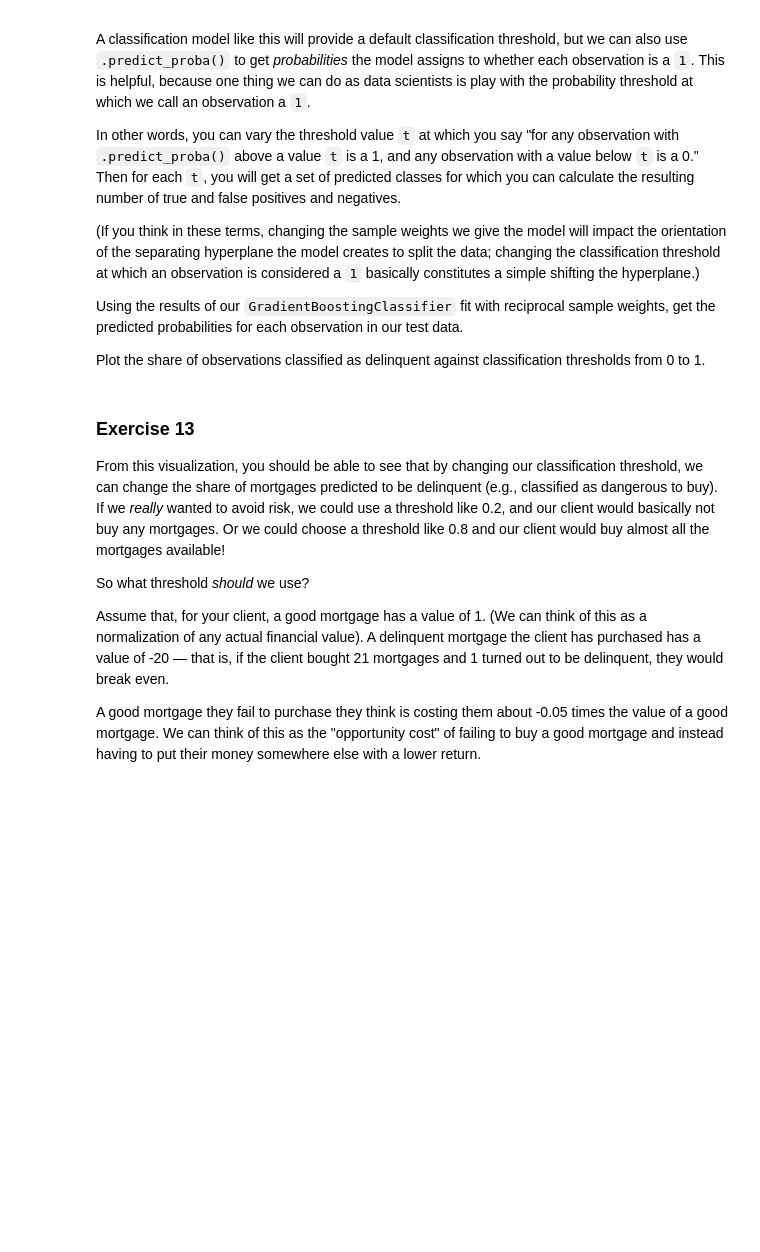
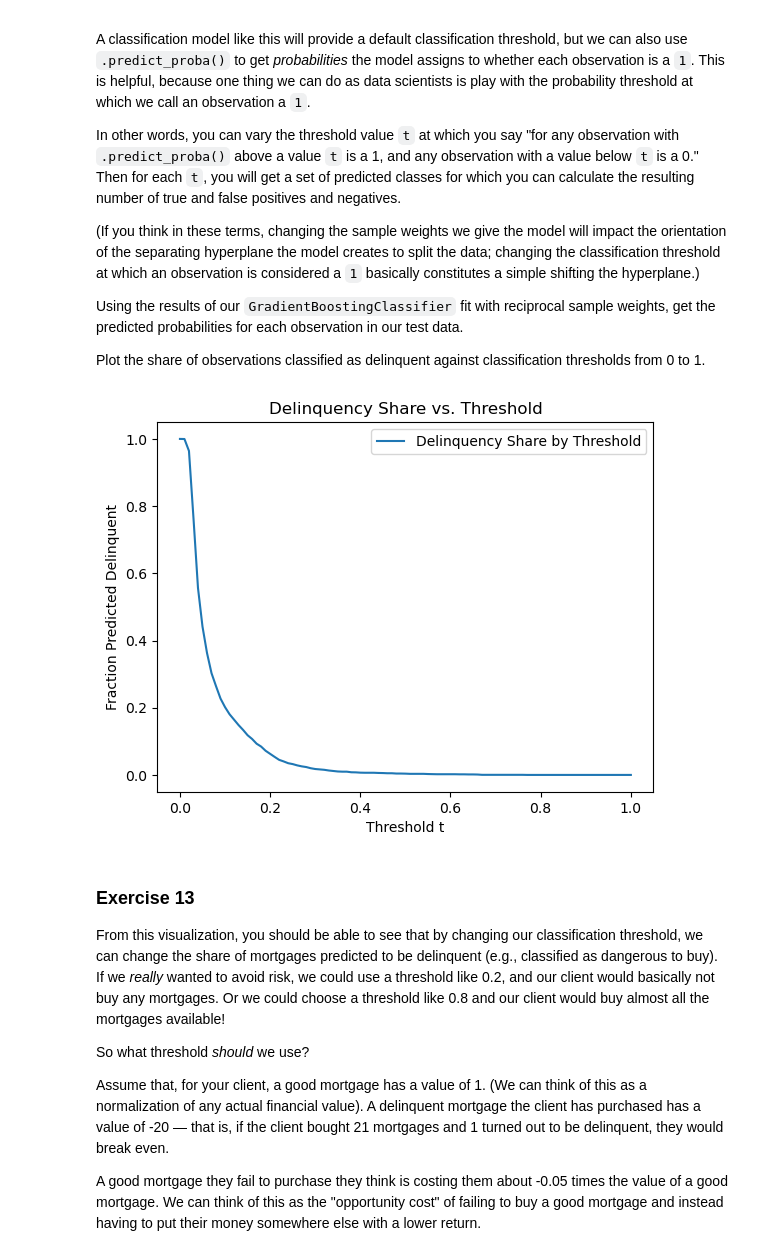
Before and after one commit to cathylyirang/IDS_701_UDS, a Jupyter notebook: exercise_passive_prediction.ipynb, the cells around one changed output. Saved outputs shown, nothing was run; the diff lists cells and outputs as text; code cells hidden in the pictures; blank space fills up the shorter version.

```diff
--- a/exercise_passive_prediction.ipynb
+++ b/exercise_passive_prediction.ipynb
@@ -322,7 +323,7 @@ cols_to_remove = [
     "Borrower Assistance Status Code",
     "Current Month Modification Cost",
     "Interest Bearing UPB",
-    "_merge"
+    "_merge",
 ]
 
 
@@ -407,11 +411,19 @@ db_model.sample(2)
 # %%
 db_model["Credit Score"] = db_model["Credit Score"].replace(9999, np.nan)
-db_model["First Time Homebuyer Flag"] = db_model["First Time Homebuyer Flag"].replace("9", np.nan)
-db_model["Mortgage Insurance Percentage (MI %)"] = db_model["Mortgage Insurance Percentage (MI %)"].replace(999, np.nan)
+db_model["First Time Homebuyer Flag"] = db_model["First Time Homebuyer Flag"].replace(
+    "9", np.nan
+)
+db_model["Mortgage Insurance Percentage (MI %)"] = db_model[
+    "Mortgage Insurance Percentage (MI %)"
+].replace(999, np.nan)
 db_model["Number of Units"] = db_model["Number of Units"].replace(99, np.nan)
 db_model["Occupancy Status"] = db_model["Occupancy Status"].replace("9", np.nan)
-db_model["Original Debt-to-Income (DTI) Ratio"] = db_model["Original Debt-to-Income (DTI) Ratio"].replace(999, np.nan)
-db_model["Original Loan-to-Value (LTV)"] = db_model["Original Loan-to-Value (LTV)"].replace(999, np.nan)
+db_model["Original Debt-to-Income (DTI) Ratio"] = db_model[
+    "Original Debt-to-Income (DTI) Ratio"
+].replace(999, np.nan)
+db_model["Original Loan-to-Value (LTV)"] = db_model[
+    "Original Loan-to-Value (LTV)"
+].replace(999, np.nan)
 db_model["Channel"] = db_model["Channel"].replace("9", np.nan)
 db_model["Property Type"] = db_model["Property Type"].replace("99", np.nan)
 db_model["Number of Borrowers"] = db_model["Number of Borrowers"].replace(99, np.nan)
@@ -541,0 +564,4 @@ What share of observations are now predicted to be delinquent? Store the share u
+# %%
+# Re-instantiate the Gradient Boosting Classifier
+gbc = GradientBoostingClassifier(random_state=42)
+gbc.fit(X_train, y_train.squeeze())
@@ -553,6 +591,29 @@ In other words, you can vary the threshold value `t` at which you say "for any o
 Using the results of our `GradientBoostingClassifier` fit with reciprocal sample weights, get the predicted probabilities for each observation in our test data.
 
 Plot the share of observations classified as delinquent against classification thresholds from 0 to 1.
+# %%
+thresholds = np.linspace(0, 1, 101)
+y_probs = gbc.predict_proba(X_test)[:, 1]
+y_pred_t = (y_probs >= 0.5).astype(int)
+share_delinquent_t = y_pred_t.mean()
+
+share_del_t_list = []
+
+for t in thresholds:
+    y_pred_t = (y_probs >= t).astype(int)
+    share_t = y_pred_t.mean()
+    share_del_t_list.append(share_t)
+
+import matplotlib.pyplot as plt
+
+plt.plot(thresholds, share_del_t_list, label='Delinquency Share by Threshold')
+plt.xlabel('Threshold t')
+plt.ylabel('Fraction Predicted Delinquent')
+plt.title('Delinquency Share vs. Threshold')
+plt.legend()
+plt.show()
+# %% [output]
+[figure, added]
 # %% [markdown]
 ### Exercise 13
 
```
Also changed, not shown: parts of 14 cells of this notebook, 1 other file.
